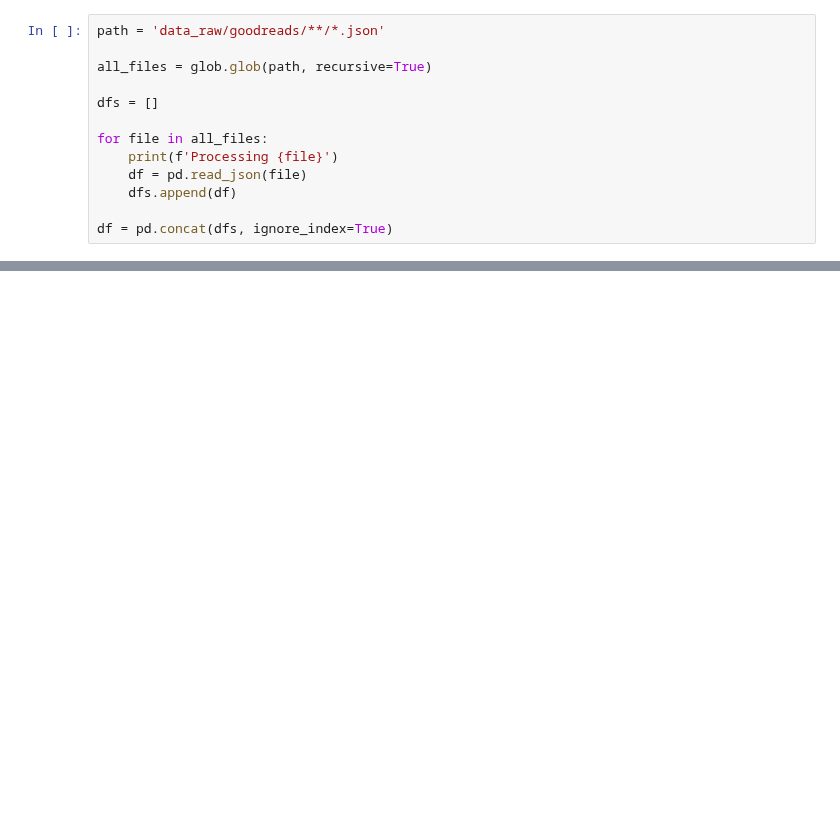
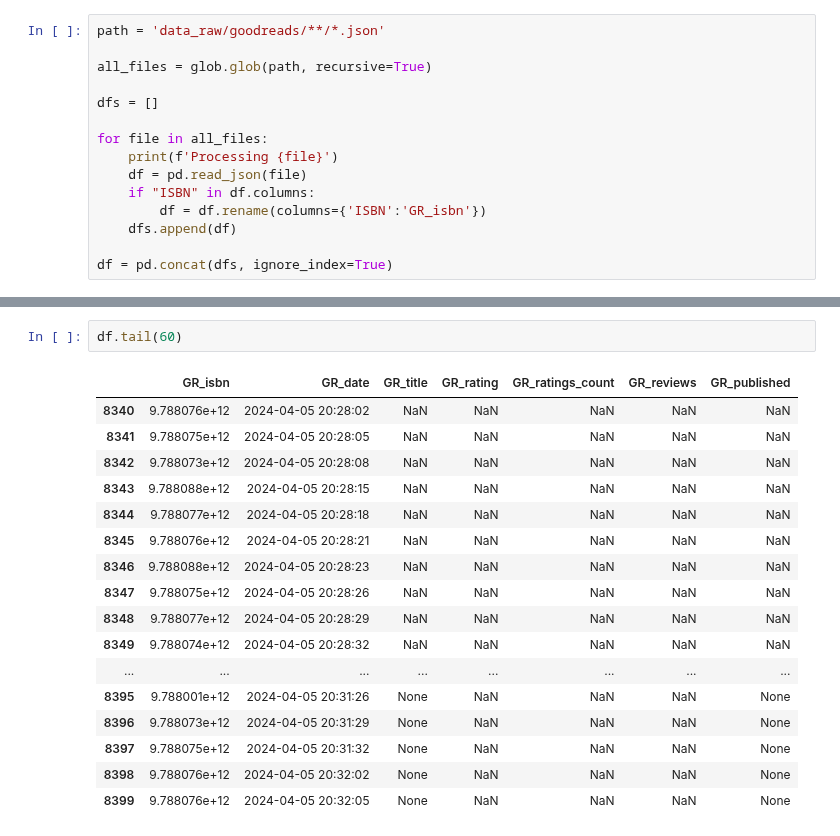
Before and after one commit to DataRozhlas/knizni-peoplemetr, a Jupyter notebook: 021_goodreads_cisteni.ipynb, the cells around one changed output, grey strips where cells are left out. Cells and saved outputs as stored; diff of their text form; blank space fills up the shorter version.

```diff
--- a/021_goodreads_cisteni.ipynb
+++ b/021_goodreads_cisteni.ipynb
@@ -12,6 +13,8 @@ dfs = []
 for file in all_files:
     print(f'Processing {file}')
     df = pd.read_json(file)
+    if "ISBN" in df.columns:
+        df = df.rename(columns={'ISBN':'GR_isbn'})
     dfs.append(df)
 
 df = pd.concat(dfs, ignore_index=True)
@@ -36,3 +55,23 @@ Processing data_raw/goodreads\2024_04_02\goodreads_2024_04_02_0141.json
+# %%
+df.tail(60)
+# %% [output]
+|  | GR_isbn | GR_date | GR_title | GR_rating | GR_ratings_count | GR_reviews | GR_published |
+| 8340 | 9.788076e+12 | 2024-04-05 20:28:02 | NaN | NaN | NaN | NaN | NaN |
+| 8341 | 9.788075e+12 | 2024-04-05 20:28:05 | NaN | NaN | NaN | NaN | NaN |
+| 8342 | 9.788073e+12 | 2024-04-05 20:28:08 | NaN | NaN | NaN | NaN | NaN |
+| 8343 | 9.788088e+12 | 2024-04-05 20:28:15 | NaN | NaN | NaN | NaN | NaN |
+| 8344 | 9.788077e+12 | 2024-04-05 20:28:18 | NaN | NaN | NaN | NaN | NaN |
+| 8345 | 9.788076e+12 | 2024-04-05 20:28:21 | NaN | NaN | NaN | NaN | NaN |
+| 8346 | 9.788088e+12 | 2024-04-05 20:28:23 | NaN | NaN | NaN | NaN | NaN |
+| 8347 | 9.788075e+12 | 2024-04-05 20:28:26 | NaN | NaN | NaN | NaN | NaN |
+| 8348 | 9.788077e+12 | 2024-04-05 20:28:29 | NaN | NaN | NaN | NaN | NaN |
+| 8349 | 9.788074e+12 | 2024-04-05 20:28:32 | NaN | NaN | NaN | NaN | NaN |
+| ... | ... | ... | ... | ... | ... | ... | ... |
+| 8395 | 9.788001e+12 | 2024-04-05 20:31:26 | None | NaN | NaN | NaN | None |
+| 8396 | 9.788073e+12 | 2024-04-05 20:31:29 | None | NaN | NaN | NaN | None |
+| 8397 | 9.788075e+12 | 2024-04-05 20:31:32 | None | NaN | NaN | NaN | None |
+| 8398 | 9.788076e+12 | 2024-04-05 20:32:02 | None | NaN | NaN | NaN | None |
+| 8399 | 9.788076e+12 | 2024-04-05 20:32:05 | None | NaN | NaN | NaN | None |
 # %%
 print(f"Řádků v dataframe: {len(df)}")
 # %% [output]
```
Also changed, not shown: parts of 13 cells of this notebook, 10 other files.
